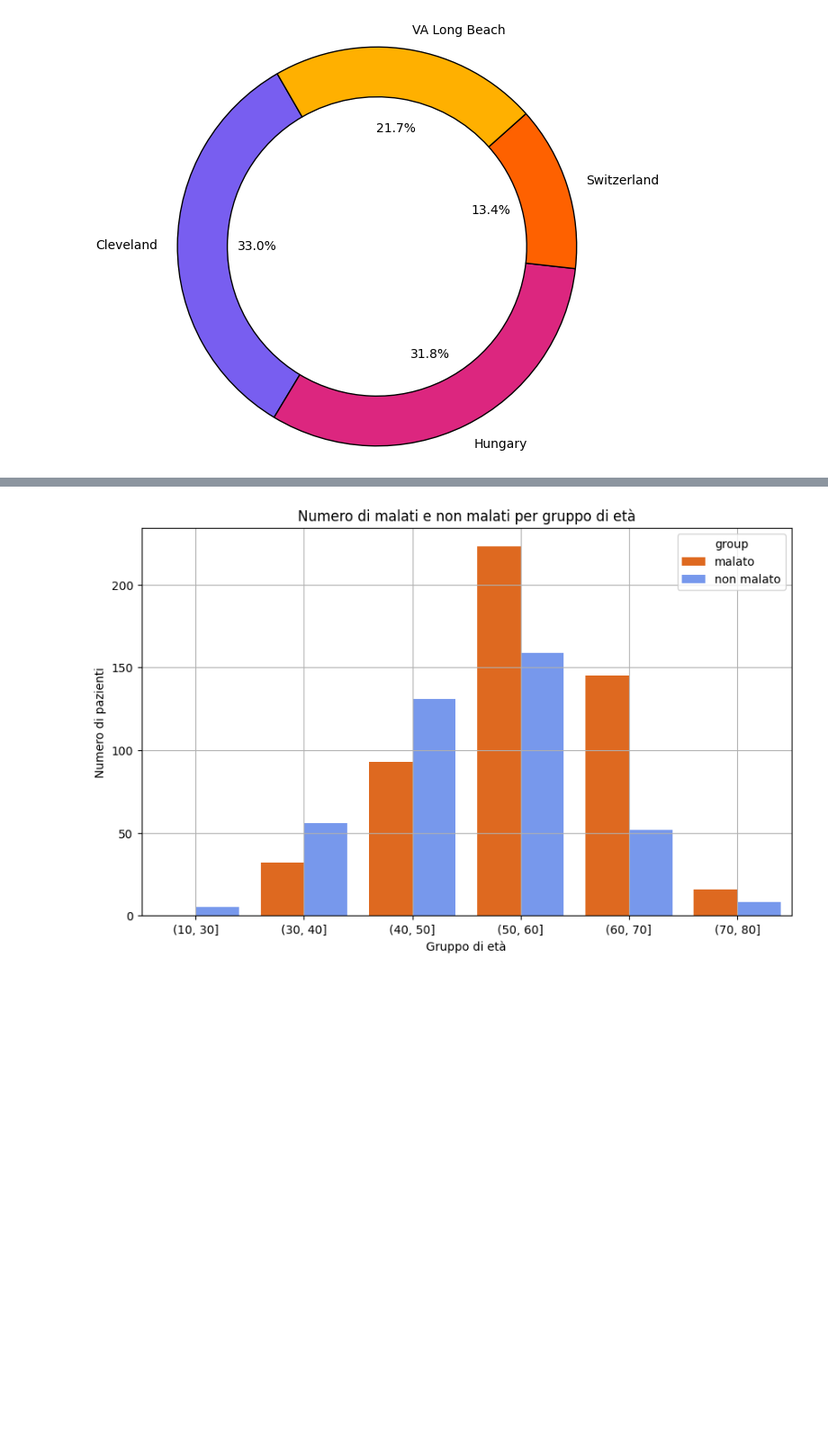
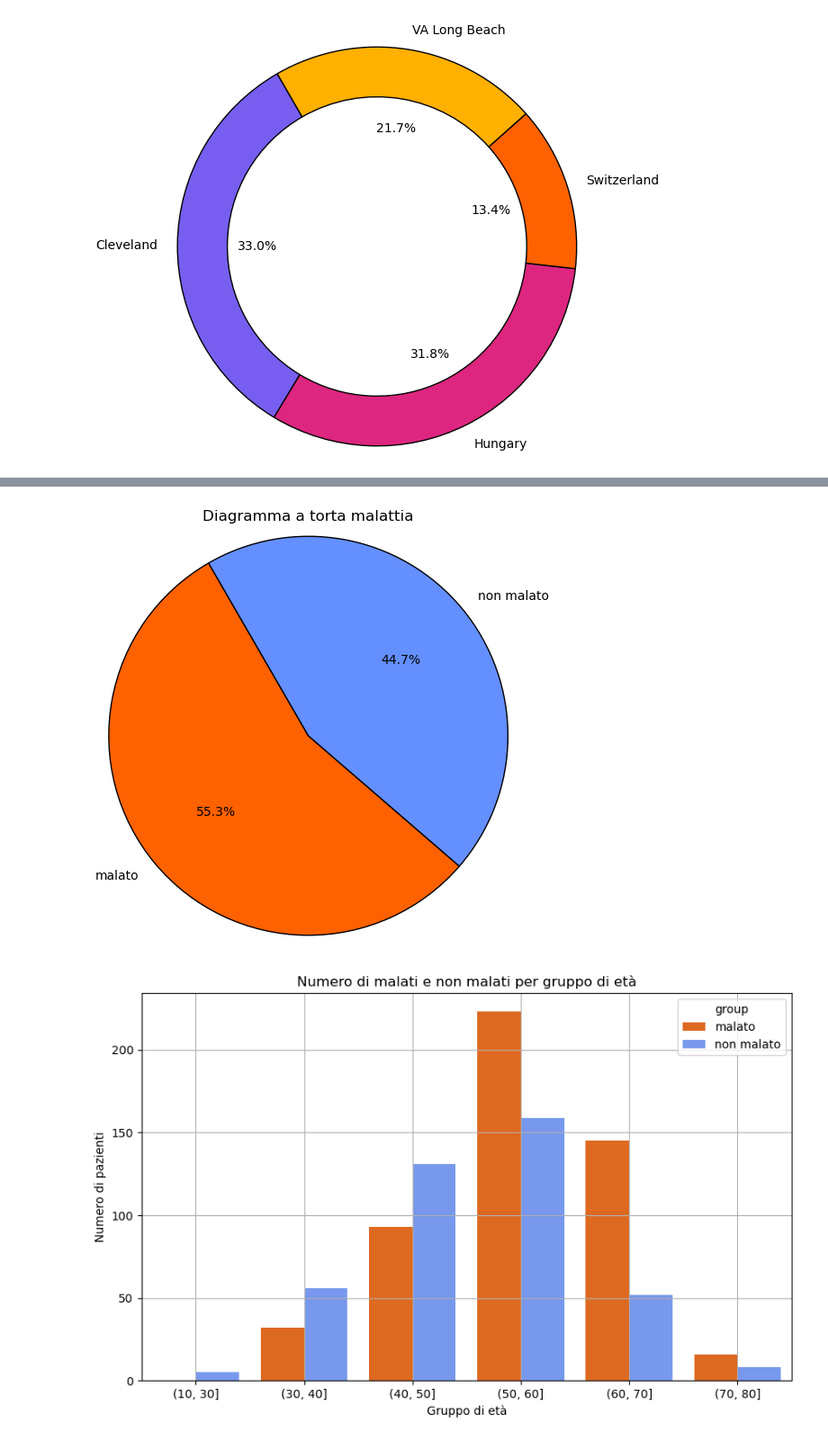
Before and after one commit to mattiaise/scientific-visualization, a Jupyter notebook: analisi_pazienti.ipynb, the cells around one changed output, grey strips where cells are left out. Shown: that part at 90% size. Saved outputs shown, nothing was run; the diff lists cells and outputs as text; code cells hidden in the pictures; blank space fills up the shorter version.

```diff
--- a/analisi_pazienti.ipynb
+++ b/analisi_pazienti.ipynb
@@ -80,3 +92,19 @@ plt.show()
+# %%
+origin_count = df.groupby('group').size()
+
+# Crea il grafico a torta
+fig, ax = plt.subplots(figsize=(8, 6))
+wedges, texts, autotexts = ax.pie(origin_count.values, labels=origin_count.index, autopct='%1.1f%%', startangle=120,
+                                  wedgeprops=dict(edgecolor='black'), radius=1.2, colors=t_cls)
+
+plt.title("Diagramma a torta malattia")
+# Personalizza il grafico
+plt.setp(autotexts, size=10)
+
+# Mostra il grafico
+plt.show()
+# %% [output]
+[figure, added]
 # %%
 # Aggiungiamo un attributo per differenziare i non malati (num = 0, assenza mallattia al cuore) e
 #i malati (num != 1, poichè rappresentano vari stadi della malattia al cuore)
```
Also changed, not shown: parts of 9 cells of this notebook, 1 other file.
